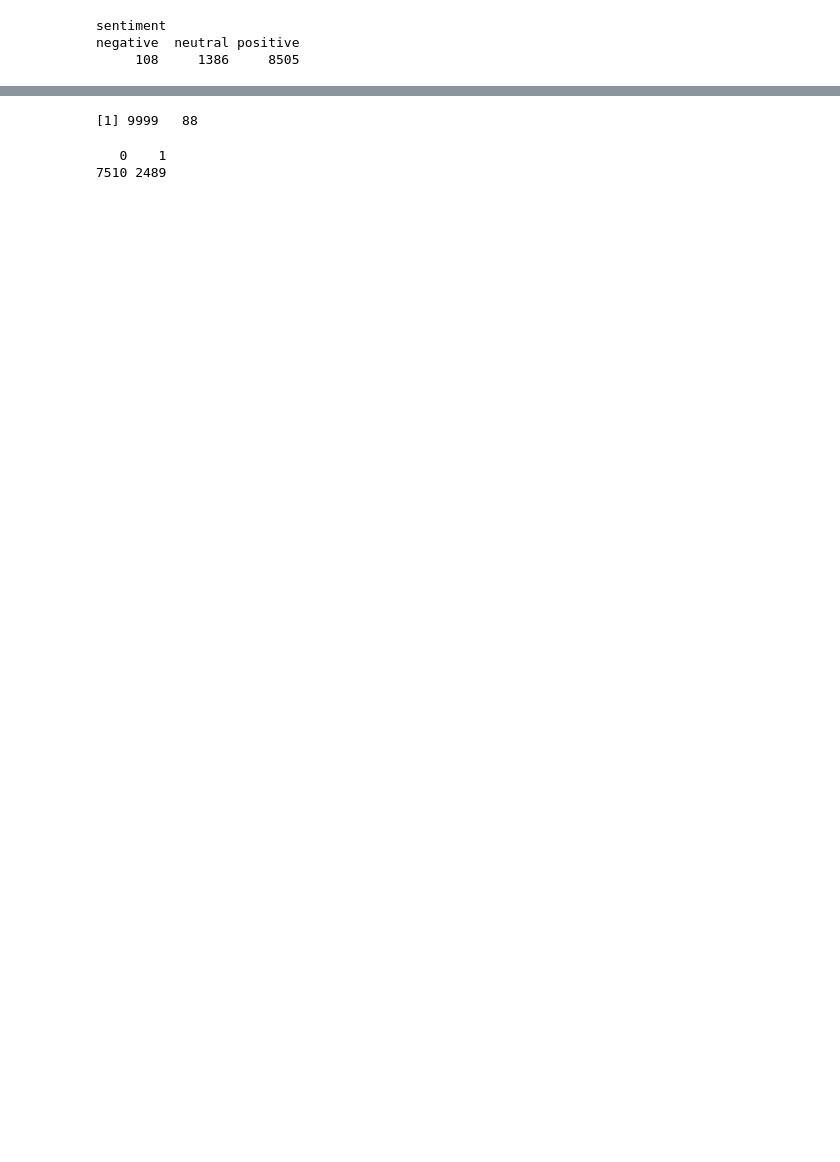
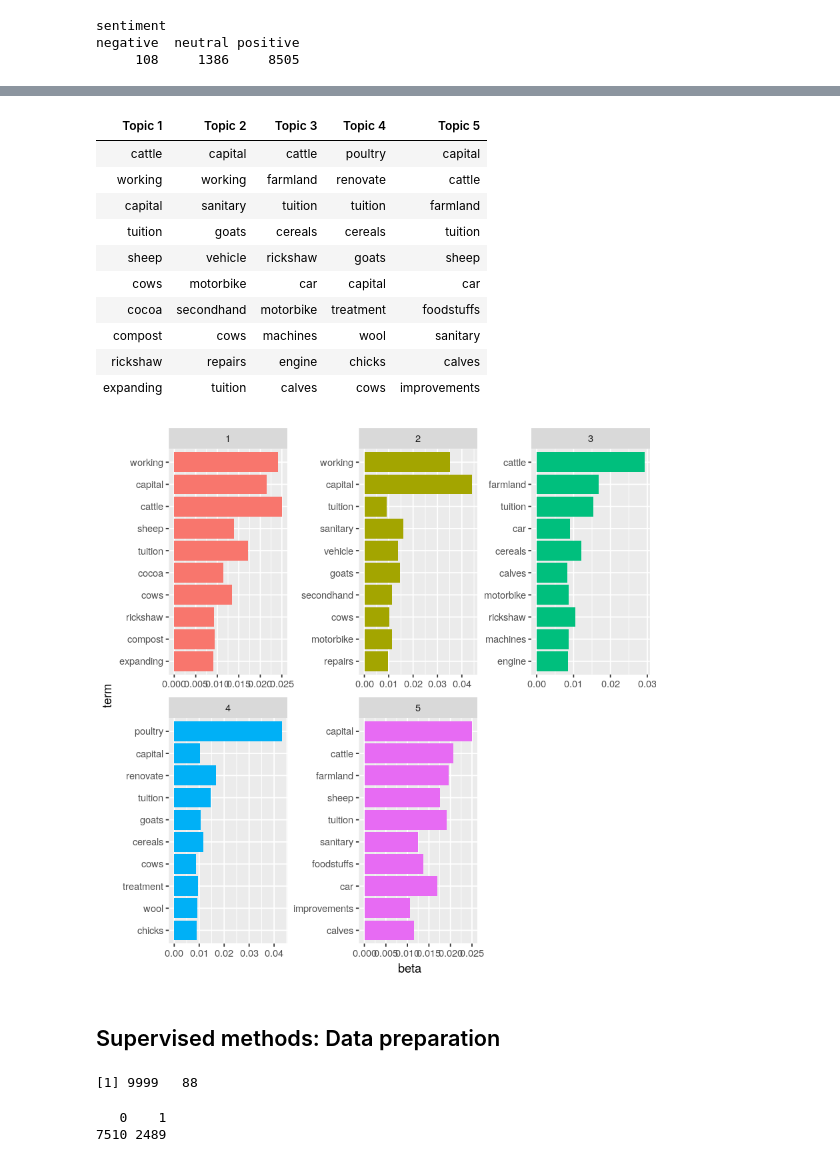
Before and after one commit to AStrittmatter/CDA, a Jupyter notebook: Text-analysis/Scripts/text-analysis.ipynb, the cells around one changed output, grey strips where cells are left out. Saved outputs shown, nothing was run; the diff lists cells and outputs as text; code cells hidden in the pictures; blank space fills up the shorter version.

```diff
--- a/Text-analysis/Scripts/text-analysis.ipynb
+++ b/Text-analysis/Scripts/text-analysis.ipynb
@@ -291,3 +401,44 @@ topterms %>%
+# %%
+## Unsupervised method: Topic model, this time for loanuse statement
+lda <- LDA(dtmuse, k = 5, control = list(seed = 100))
+## str(lda)
+
+## Most likely topic for each document, could merge this to original data
+topic <- topics(lda, 1)
+## Five most frequent terms for each topic
+terms(lda, 10)
+
+## Plot most frequent terms and associated probabilities by topic
+tpm <- tidy(lda, matrix = "beta")
+
+topterms <-
+    tpm %>%
+    group_by(topic) %>%
+    top_n(10, beta) %>%
+    ungroup() %>%
+    arrange(topic, -beta)
+
+topterms %>%
+    mutate(term = reorder(term, beta)) %>%
+    ggplot(aes(term, beta, fill = factor(topic))) +
+    geom_col(show.legend = FALSE) +
+    facet_wrap(~ topic, scales = "free") +
+    coord_flip()
+# %% [output]
+| Topic 1 | Topic 2 | Topic 3 | Topic 4 | Topic 5 |
+| cattle | capital | cattle | poultry | capital |
+| working | working | farmland | renovate | cattle |
+| capital | sanitary | tuition | tuition | farmland |
+| tuition | goats | cereals | cereals | tuition |
+| sheep | vehicle | rickshaw | goats | sheep |
+| cows | motorbike | car | capital | car |
+| cocoa | secondhand | motorbike | treatment | foodstuffs |
+| compost | cows | machines | wool | sanitary |
+| rickshaw | repairs | engine | chicks | calves |
+| expanding | tuition | calves | cows | improvements |
+[figure, added]
+# %% [markdown]
+## Supervised methods: Data preparation
 # %%
 ## Supervised methods: Prep data
 ## Convert the sparse term-document matrix to a standard data frame
```
Also changed, not shown: parts of 36 cells of this notebook, 2 other files.
